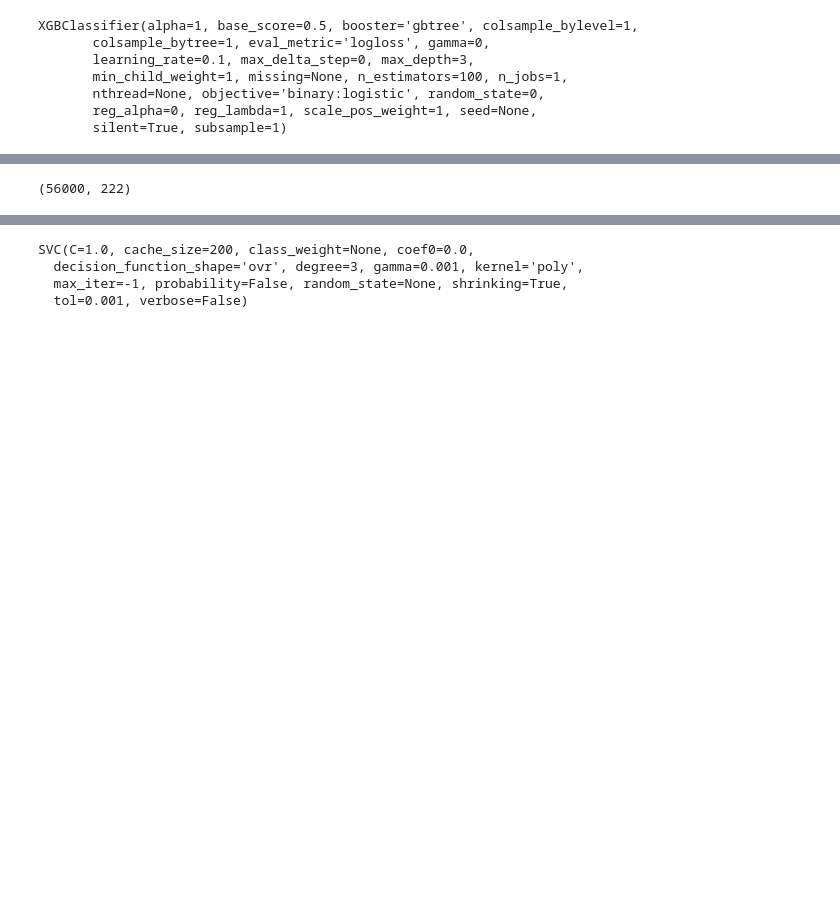
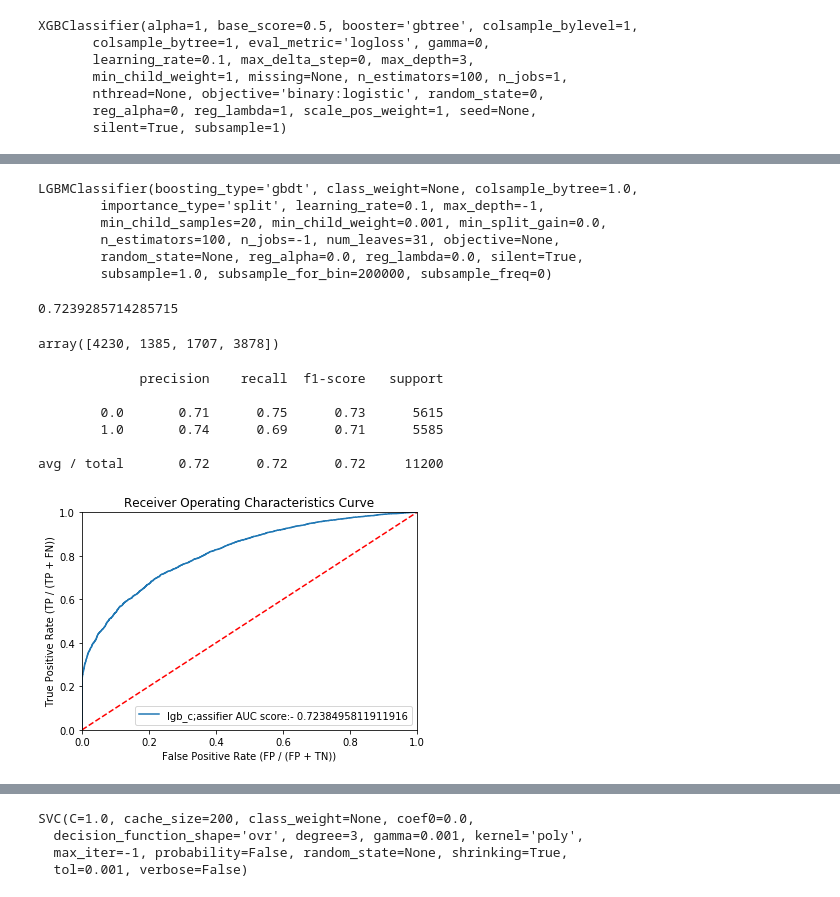
Before and after one commit to shashvat-kedia/Credit-Default-Risk-Prediction, a Jupyter notebook: CreditDefaultRiskPrediction.ipynb, the cells around one changed output, grey strips where cells are left out. Cells and saved outputs as stored; diff of their text form; code cells hidden in the pictures; blank space fills up the shorter version.

Commit message:
Improved accuracy for LightGBM

```diff
--- a/CreditDefaultRiskPrediction.ipynb
+++ b/CreditDefaultRiskPrediction.ipynb
@@ -432,8 +441,33 @@ avg / total       0.73      0.73      0.73     11200
 [figure]
-# %%
-X.shape
-# %% [output]
-(56000, 222)
+# %%
+clf = lgb.LGBMClassifier(boosting_type='gbdt')
+clf.fit(X_train,y_train)
+# %% [output]
+LGBMClassifier(boosting_type='gbdt', class_weight=None, colsample_bytree=1.0,
+        importance_type='split', learning_rate=0.1, max_depth=-1,
+        min_child_samples=20, min_child_weight=0.001, min_split_gain=0.0,
+        n_estimators=100, n_jobs=-1, num_leaves=31, objective=None,
+        random_state=None, reg_alpha=0.0, reg_lambda=0.0, silent=True,
+        subsample=1.0, subsample_for_bin=200000, subsample_freq=0)
+# %%
+pref = clf.predict(X_test)
+accuracy_score(y_test,pred)
+# %% [output]
+0.7239285714285715
+# %%
+confusion_matrix(y_test,pred).ravel()
+# %% [output]
+array([4230, 1385, 1707, 3878])
+# %%
+generate_classifier_report(clf,pred,clf.predict_proba(X_test)[:,1],'lgb_classifier')
+# %% [output]
+             precision    recall  f1-score   support
+
+        0.0       0.71      0.75      0.73      5615
+        1.0       0.74      0.69      0.71      5585
+
+avg / total       0.72      0.72      0.72     11200
+[figure, added]
 # %%
 X = tf.placeholder(shape=[None,222],dtype=tf.float32)
 y = tf.placeholder(shape=[None,1],dtype=tf.int64)
```
Also changed, not shown: parts of 26 cells of this notebook, 4 other files.
